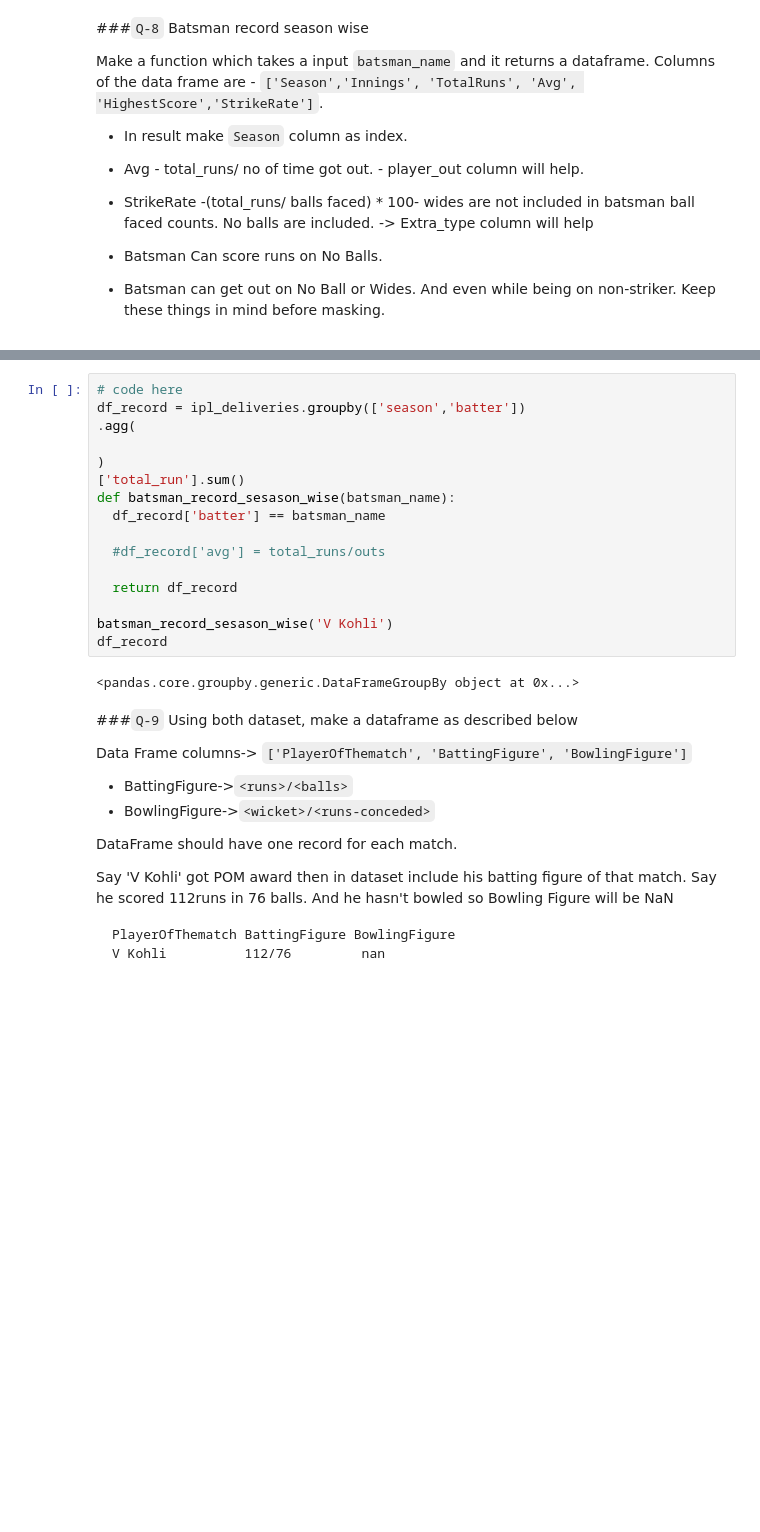
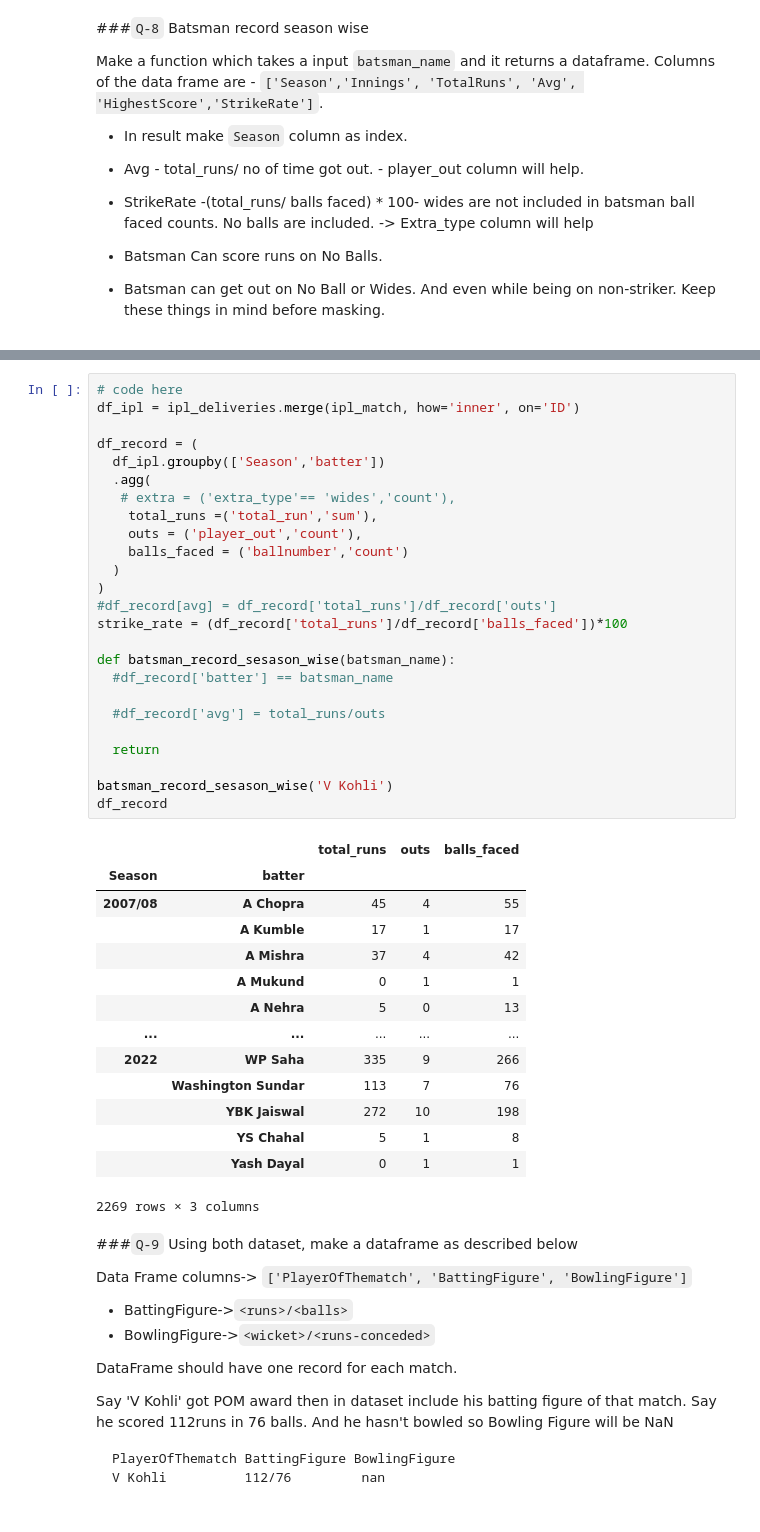
Before and after one commit to iqraghori/Data-science, a Jupyter notebook: Pandas_practice/merging_joining.ipynb, the cells around one changed output, grey strips where cells are left out. Cells and saved outputs as stored; diff of their text form; blank space fills up the shorter version.

```diff
--- a/Pandas_practice/merging_joining.ipynb
+++ b/Pandas_practice/merging_joining.ipynb
@@ -250,21 +265,43 @@ Columns of the data frame are - `['Season','Innings', 'TotalRuns', 'Avg', 'Highe
 # %%
 # code here
-df_record = ipl_deliveries.groupby(['season','batter'])
-.agg(
+df_ipl = ipl_deliveries.merge(ipl_match, how='inner', on='ID')
 
+df_record = (
+  df_ipl.groupby(['Season','batter'])
+  .agg(
+   # extra = ('extra_type'== 'wides','count'),
+    total_runs =('total_run','sum'),
+    outs = ('player_out','count'),
+    balls_faced = ('ballnumber','count')
+  )
 )
-['total_run'].sum()
+#df_record[avg] = df_record['total_runs']/df_record['outs']
+strike_rate = (df_record['total_runs']/df_record['balls_faced'])*100
+
 def batsman_record_sesason_wise(batsman_name):
-  df_record['batter'] == batsman_name
+  #df_record['batter'] == batsman_name
 
   #df_record['avg'] = total_runs/outs
 
-  return df_record
+  return
 
 batsman_record_sesason_wise('V Kohli')
 df_record
 # %% [output]
+|  |  | total_runs | outs | balls_faced |
+| Season | batter |  |  |  |
+| 2007/08 | A Chopra | 45 | 4 | 55 |
+|  | A Kumble | 17 | 1 | 17 |
+|  | A Mishra | 37 | 4 | 42 |
+|  | A Mukund | 0 | 1 | 1 |
+|  | A Nehra | 5 | 0 | 13 |
+| ... | ... | ... | ... | ... |
+| 2022 | WP Saha | 335 | 9 | 266 |
+|  | Washington Sundar | 113 | 7 | 76 |
+|  | YBK Jaiswal | 272 | 10 | 198 |
+|  | YS Chahal | 5 | 1 | 8 |
+|  | Yash Dayal | 0 | 1 | 1 |
-<pandas.core.groupby.generic.DataFrameGroupBy object at 0x...>
+2269 rows × 3 columns
 # %% [markdown]
 ###`Q-9` Using both dataset, make a dataframe as described below
 
```
Also changed, not shown: parts of 1 cell of this notebook.
